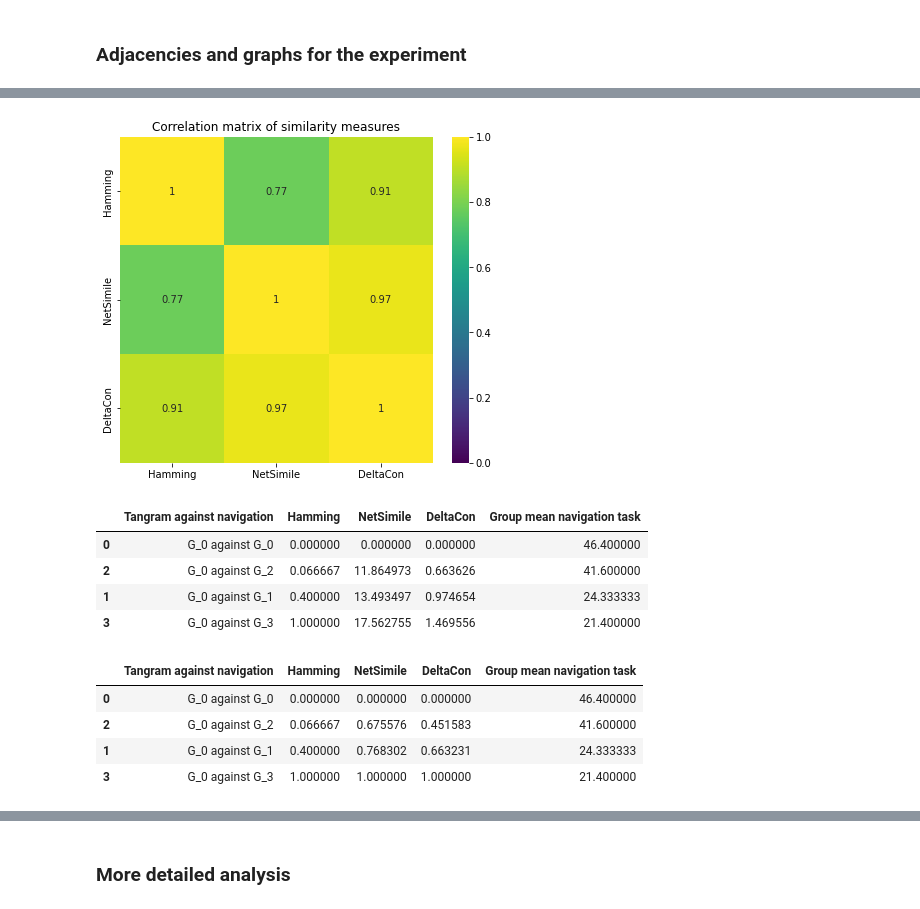
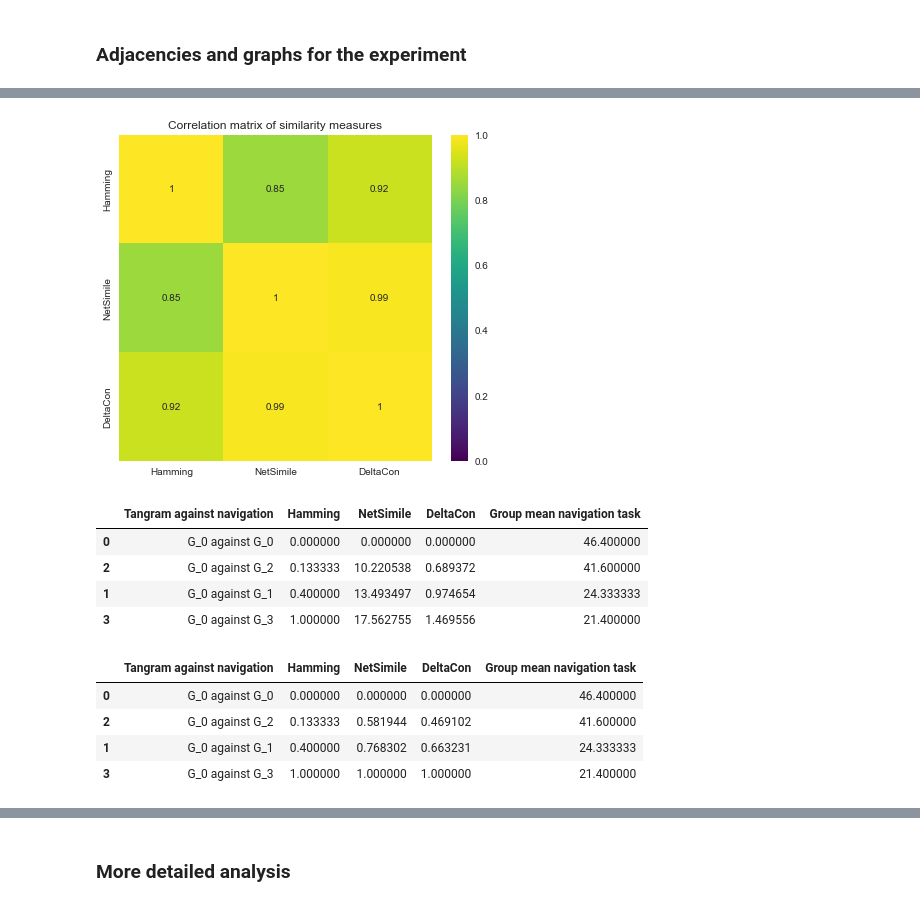
Before and after one commit to Kathleen-Medriano/Cactus, a Jupyter notebook: codes/tangram-generalization.ipynb, the cells around one changed output, grey strips where cells are left out. Drawn from its saved outputs; the diff is of its cells as text; code cells hidden in the pictures.

```diff
--- a/codes/tangram-generalization.ipynb
+++ b/codes/tangram-generalization.ipynb
@@ -312,7 +312,7 @@ adjacency_2[1,[0,2,3]] = 1
 adjacency_2[2,[1,3,5]] = 1
 adjacency_2[3,[1,2]] = 1
 adjacency_2[4,[0,5]] = 1
-adjacency_2[5,[0,2,4]] = 1
+adjacency_2[5,[2,4]] = 1
 
 # Adjacencies
 adjacency_dict = {}
@@ -345,11 +345,13 @@ plt.tight_layout()
 # %%
-# ax = plt.axes()
+ax = plt.axes()
 
-# sns.heatmap(adjacency_dict["A_0"],
-#                 cmap='viridis',
-#                 cbar=False,
-#                 #xticklabels=False,
-#                 #yticklabels=False
-#                 )
+sns.heatmap(adjacency_dict["A_0"],
+                cmap='viridis',
+                cbar=False,
+                xticklabels=False,
+                yticklabels=False,
+                )
 
-# plt.gcf().set_size_inches(3, 3)
+ax.set_title('Generating adjacency')
+
+plt.gcf().set_size_inches(4, 4)
@@ -402,14 +408,16 @@ distances_exp_4_df.insert(0, "Tangram against navigation", graph)
 distances_exp_4_df
 # %%
 # Correlation among similarity measures (limited adjacencies)
+
+plt.style.use('seaborn')
 
 ax = plt.axes()
 sns.heatmap(distances_exp_4_df.corr(), cmap='viridis', annot=True, vmax=1, vmin=0, ax=ax)
 ax.set_title('Correlation matrix of similarity measures')
 
 plt.gcf().set_size_inches(7, 6)
 # %% [output]
-[figure, old version]
+[figure, new version]
 # %%
 # Including group mean performance
 group_mean_4 = [G_0_mean,G_1_mean,G_2_mean,G_4_mean]
@@ -420,7 +428,7 @@ distances_exp_4_df.sort_values(by=["DeltaCon"])
 # %% [output]
 |  | Tangram against navigation | Hamming | NetSimile | DeltaCon | Group mean navigation task |
 | 0 | G_0 against G_0 | 0.000000 | 0.000000 | 0.000000 | 46.400000 |
-| 2 | G_0 against G_2 | 0.066667 | 11.864973 | 0.663626 | 41.600000 |
+| 2 | G_0 against G_2 | 0.133333 | 10.220538 | 0.689372 | 41.600000 |
 | 1 | G_0 against G_1 | 0.400000 | 13.493497 | 0.974654 | 24.333333 |
 | 3 | G_0 against G_3 | 1.000000 | 17.562755 | 1.469556 | 21.400000 |
 # %%
@@ -435,7 +443,7 @@ distances_exp_4_df_norm.sort_values(by=["DeltaCon"])
 # %% [output]
 |  | Tangram against navigation | Hamming | NetSimile | DeltaCon | Group mean navigation task |
 | 0 | G_0 against G_0 | 0.000000 | 0.000000 | 0.000000 | 46.400000 |
-| 2 | G_0 against G_2 | 0.066667 | 0.675576 | 0.451583 | 41.600000 |
+| 2 | G_0 against G_2 | 0.133333 | 0.581944 | 0.469102 | 41.600000 |
 | 1 | G_0 against G_1 | 0.400000 | 0.768302 | 0.663231 | 24.333333 |
 | 3 | G_0 against G_3 | 1.000000 | 1.000000 | 1.000000 | 21.400000 |
 # %%
```
Also changed, not shown: parts of 15 cells of this notebook, 21 other files.
